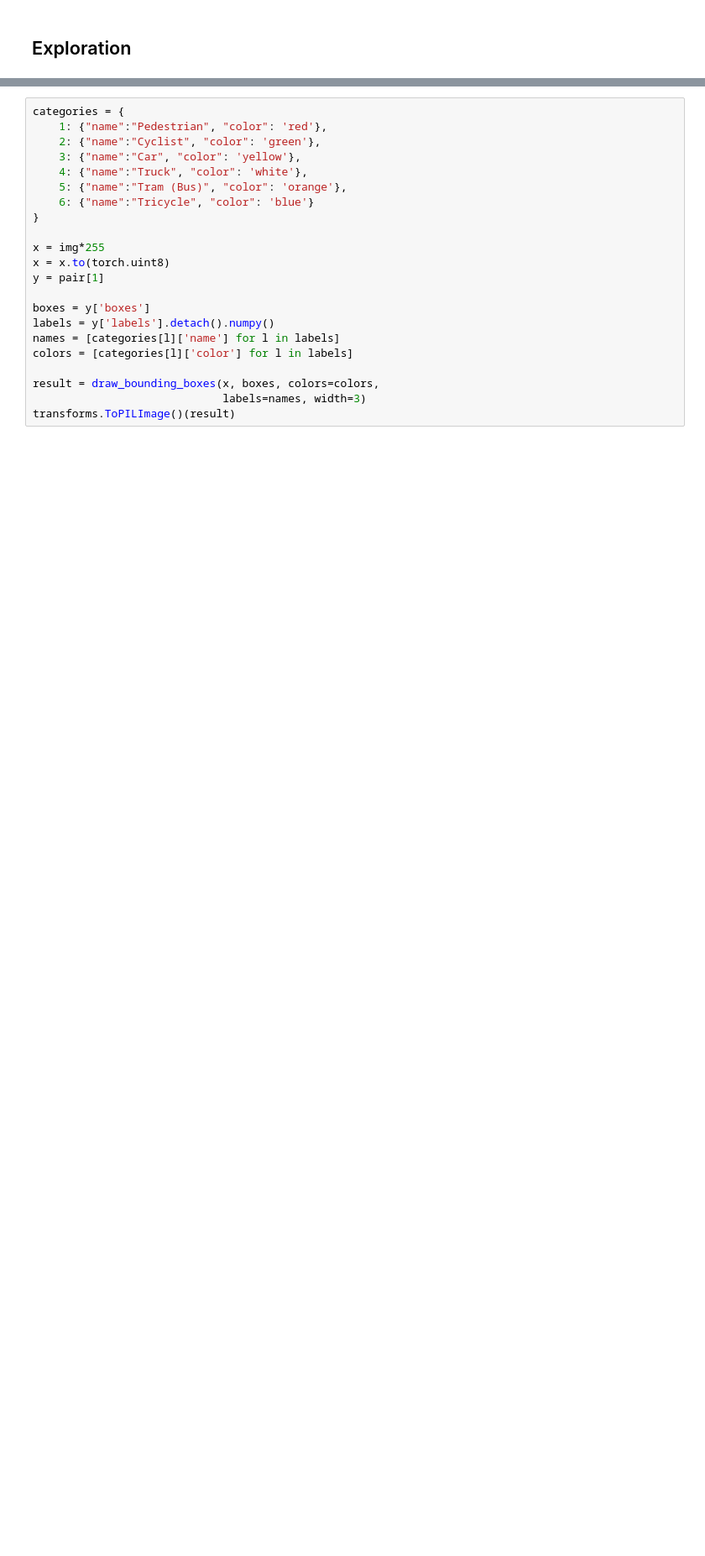
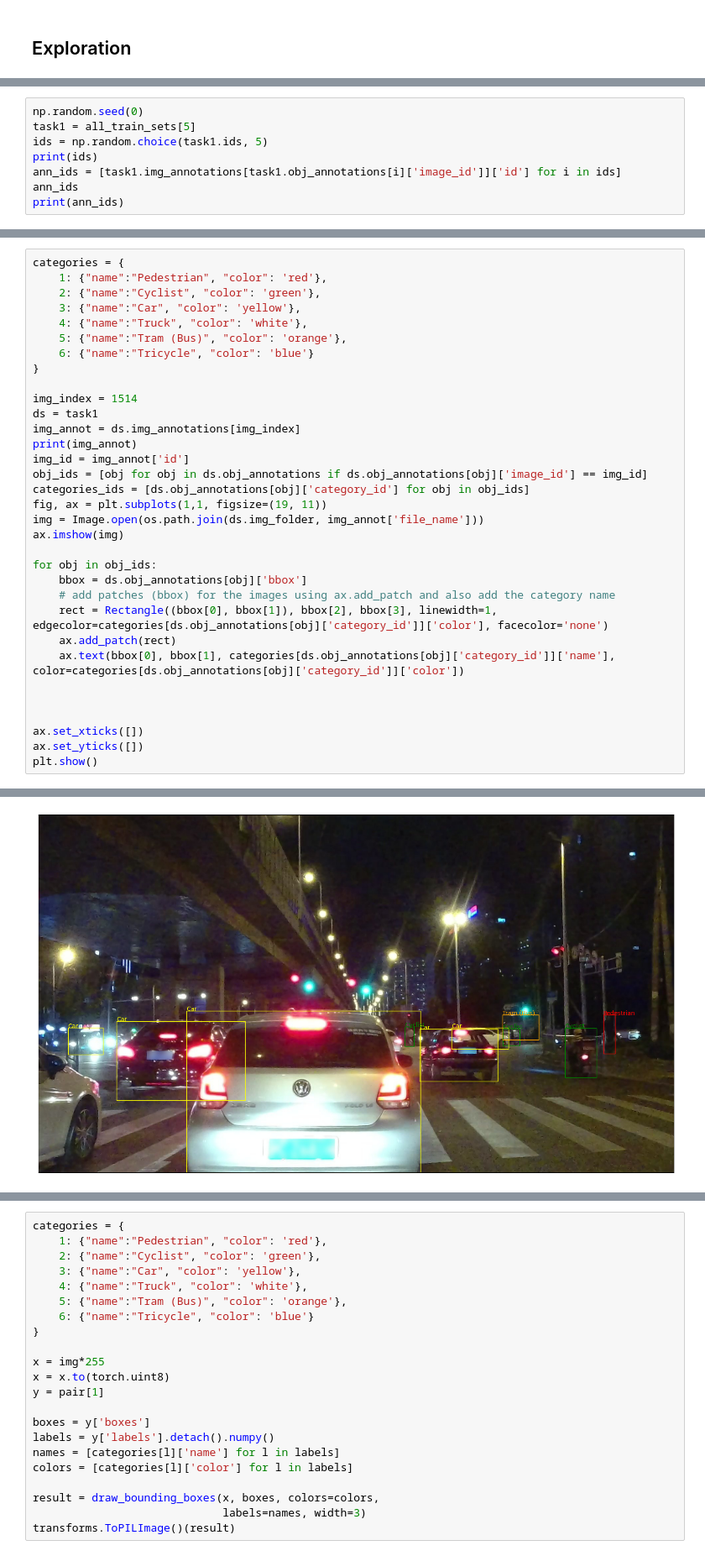
Before and after one commit to gusseppe/CL_task_inference, a Jupyter notebook: exploratory.ipynb, the cells around one changed output, grey strips where cells are left out. Shown at 84% size. Drawn from its saved outputs; the diff is of its cells as text; blank space fills up the shorter version.

```diff
--- a/exploratory.ipynb
+++ b/exploratory.ipynb
@@ -44,0 +35,8 @@ print([len(ts) for ts in all_train_sets])
+# %%
+np.random.seed(0)
+task1 = all_train_sets[5]
+ids = np.random.choice(task1.ids, 5)
+print(ids)
+ann_ids = [task1.img_annotations[task1.obj_annotations[i]['image_id']]['id'] for i in ids]
+ann_ids
+print(ann_ids)
@@ -44,0 +46,34 @@ print([len(ts) for ts in all_train_sets])
+# %%
+categories = {
+    1: {"name":"Pedestrian", "color": 'red'},
+    2: {"name":"Cyclist", "color": 'green'},
+    3: {"name":"Car", "color": 'yellow'},
+    4: {"name":"Truck", "color": 'white'},
+    5: {"name":"Tram (Bus)", "color": 'orange'},
+    6: {"name":"Tricycle", "color": 'blue'}
+}
+
+img_index = 1514
+ds = task1
+img_annot = ds.img_annotations[img_index]
+print(img_annot)
+img_id = img_annot['id']
+obj_ids = [obj for obj in ds.obj_annotations if ds.obj_annotations[obj]['image_id'] == img_id]
+categories_ids = [ds.obj_annotations[obj]['category_id'] for obj in obj_ids]
+fig, ax = plt.subplots(1,1, figsize=(19, 11))
+img = Image.open(os.path.join(ds.img_folder, img_annot['file_name']))
+ax.imshow(img)
+
+for obj in obj_ids:
+    bbox = ds.obj_annotations[obj]['bbox']
+    # add patches (bbox) for the images using ax.add_patch and also add the category name
+    rect = Rectangle((bbox[0], bbox[1]), bbox[2], bbox[3], linewidth=1, edgecolor=categories[ds.obj_annotations[obj]['category_id']]['color'], facecolor='none')
+    ax.add_patch(rect)
+    ax.text(bbox[0], bbox[1], categories[ds.obj_annotations[obj]['category_id']]['name'], color=categories[ds.obj_annotations[obj]['category_id']]['color'])
+
+
+
+ax.set_xticks([])
+ax.set_yticks([])
+plt.show()
+# %% [output]
@@ -44,0 +94 @@ print([len(ts) for ts in all_train_sets])
+[figure, added]
```
Also changed, not shown: parts of 5 cells of this notebook.
